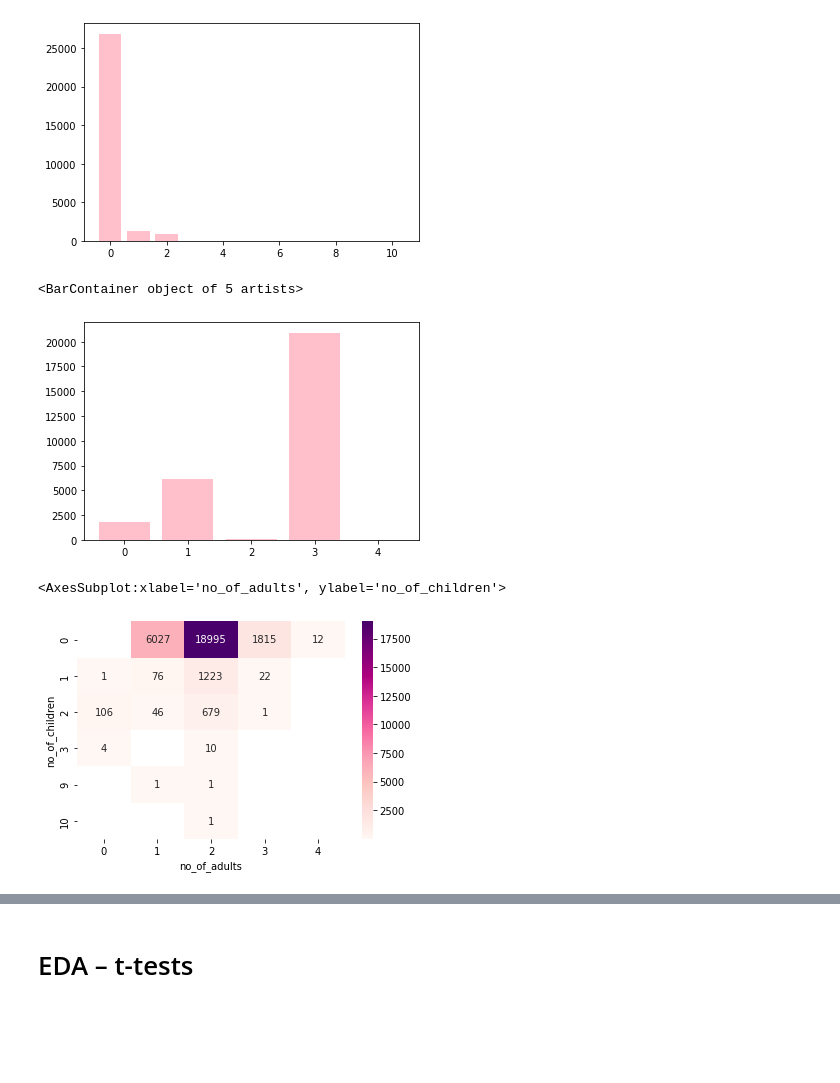
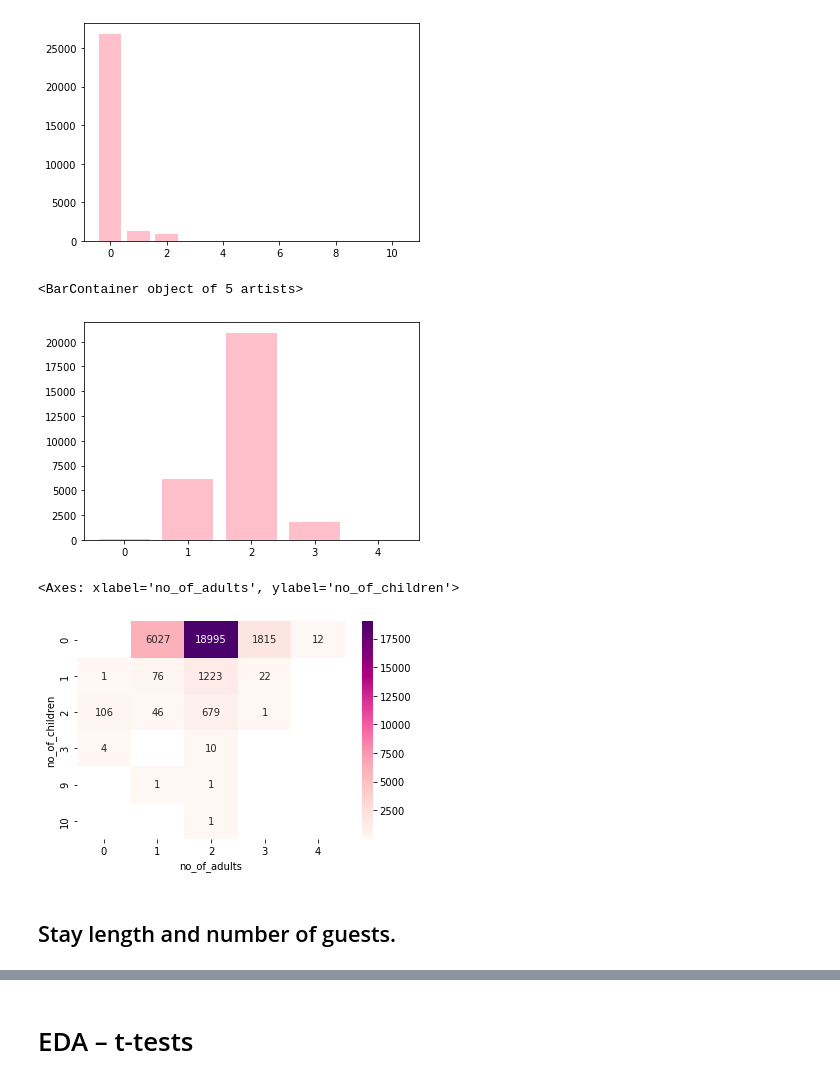
Before and after one commit to karriechou/inf2179-ml-challenge, a Jupyter notebook: KarrieChou_inf2179_ml_challenge_code.ipynb, the cells around one changed output, grey strips where cells are left out. Cells and saved outputs as stored; diff of their text form; code cells hidden in the pictures; blank space fills up the shorter version.

```diff
--- a/KarrieChou_inf2179_ml_challenge_code.ipynb
+++ b/KarrieChou_inf2179_ml_challenge_code.ipynb
@@ -54,5 +54,6 @@ training_data = training_data.drop(["type_of_meal_plan", "room_type_reserved", "
 # Feature engineering
 # %%
 training_data["stay_length"] = training_data["no_of_weekend_nights"] + training_data["no_of_week_nights"]
+training_data["no_of_guests"] = training_data["no_of_children"] + training_data["no_of_adults"]
 # %% [markdown]
 # EDA – plots
@@ -80,16 +83,18 @@ plt.bar(x = no_of_children_index, height = no_of_children_count, color ="pink")
 [figure]
 # %%
 no_of_adults_index = training_data["no_of_adults"].value_counts().index.tolist()
-no_of_adults_count = training_data["no_of_adults"].value_counts().sort_index(ascending = True)
+no_of_adults_count = training_data["no_of_adults"].value_counts()
 plt.bar(x = no_of_adults_index, height = no_of_adults_count, color = "pink")
 # %% [output]
 <BarContainer object of 5 artists>
-[figure, old version]
+[figure, new version]
 # %%
 adults_vs_children = pd.pivot_table(data = training_data, values = "Booking_ID", columns = "no_of_adults", index = "no_of_children", aggfunc = "count")
 sns.heatmap(adults_vs_children, cmap = "RdPu", annot = True, fmt = ".0f")
 # %% [output]
-<AxesSubplot:xlabel='no_of_adults', ylabel='no_of_children'>
+<Axes: xlabel='no_of_adults', ylabel='no_of_children'>
 [figure]
+# %% [markdown]
+## Stay length and number of guests.
 # %%
 stay_length_index = training_data["stay_length"].value_counts().index.tolist()
```
Also changed, not shown: parts of 8 cells of this notebook.
